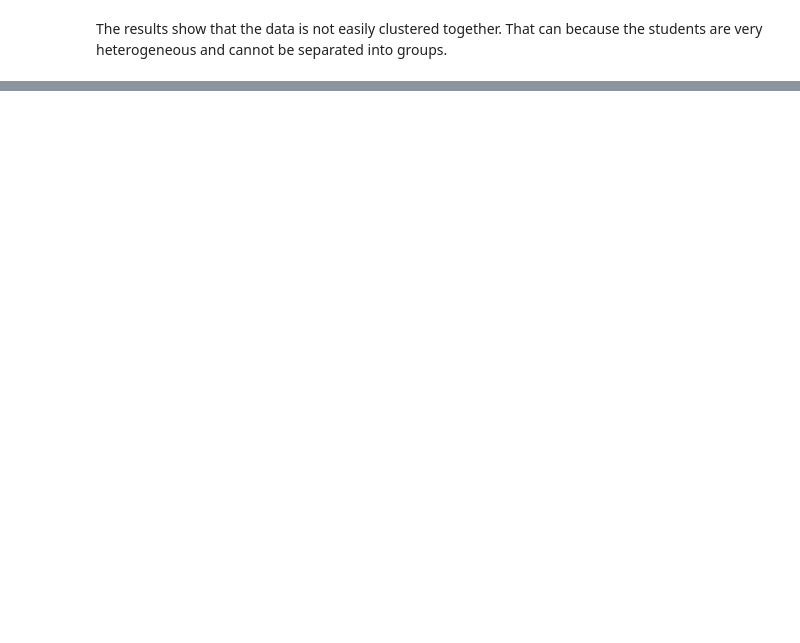
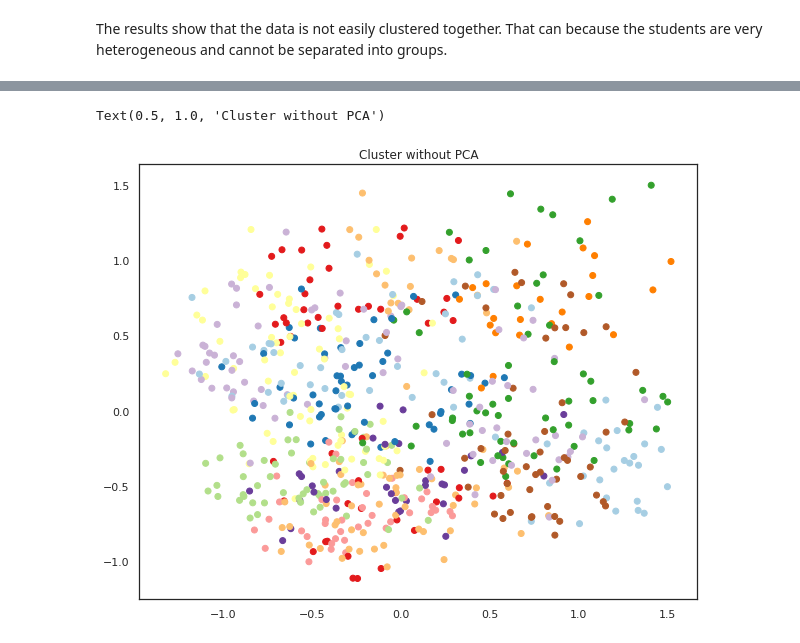
Before and after one commit to luizfysouza/SD201, a Jupyter notebook: Untitled.ipynb, the cells around one changed output, grey strips where cells are left out. Cells and saved outputs as stored; diff of their text form; code cells hidden in the pictures; blank space fills up the shorter version.

```diff
--- a/Untitled.ipynb
+++ b/Untitled.ipynb
@@ -185,0 +220,12 @@ The results show that the data is not easily clustered together. That can becaus
+# %%
+clustered_data = KMeans(n_clusters=20).fit_predict(pca_norm_data)
+
+pca = PCA(n_components=2)
+pca_data = pca.fit_transform(pca_norm_data)
+
+plt.figure(figsize=(10,8))
+plt.scatter(pca_data[:,0], pca_data[:,1], c=clustered_data, cmap='Paired')
+plt.title("Cluster without PCA")
+# %% [output]
+Text(0.5, 1.0, 'Cluster without PCA')
+[figure, added]
```
Also changed, not shown: parts of 8 cells of this notebook.
